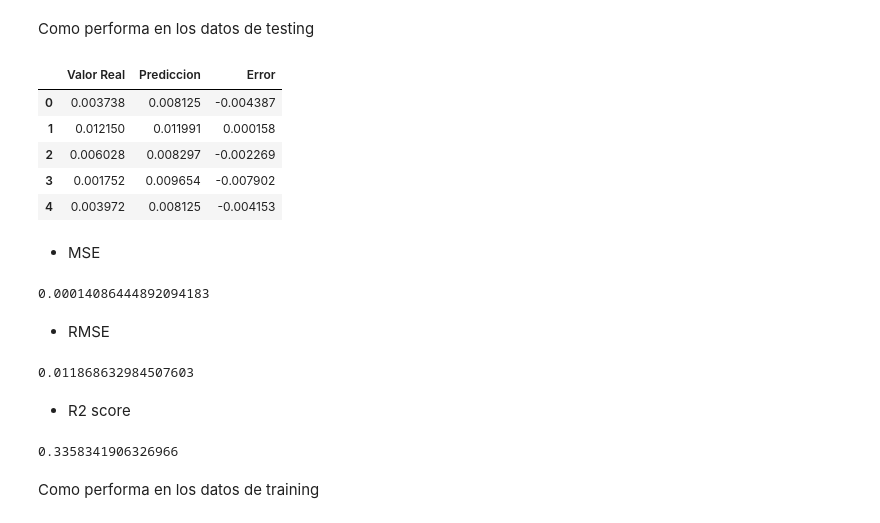
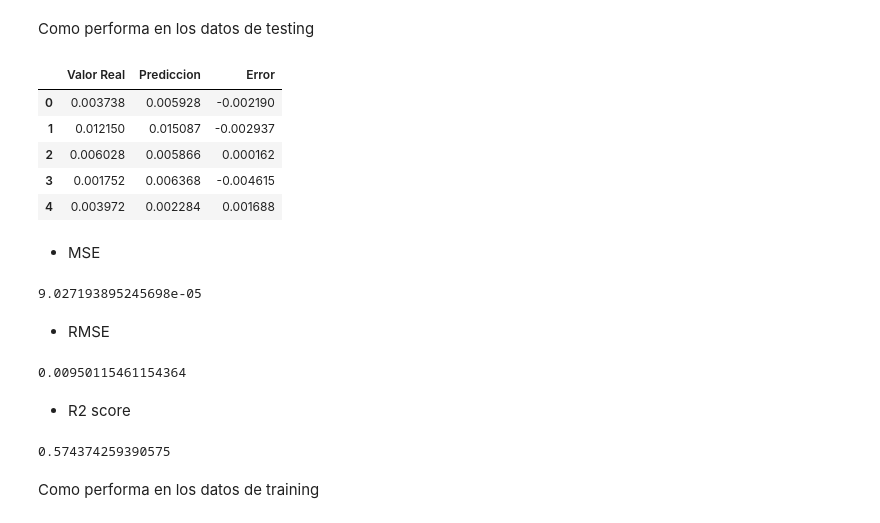
Before and after one commit to kikiymini/7506R-1C2024-GRUPO02, a Jupyter notebook: 7506R_TP1_GRUPO02_ENTREGA_N4.ipynb, the cells around one changed output. Drawn from its saved outputs; the diff is of its cells as text; code cells hidden in the pictures.

```diff
--- a/7506R_TP1_GRUPO02_ENTREGA_N4.ipynb
+++ b/7506R_TP1_GRUPO02_ENTREGA_N4.ipynb
@@ -466,28 +466,25 @@ y_test = ds_reg_test["property_price"].copy()
 # %% [markdown]
 ##### Cross-validation
 # %%
-from sklearn.ensemble import GradientBoostingRegressor
+from sklearn.tree import DecisionTreeRegressor
+from sklearn.model_selection import RandomizedSearchCV, KFold
+from sklearn.metrics import make_scorer, r2_score
+
 kfoldcv = KFold(n_splits=5)
 scorer_fn = make_scorer(r2_score)
 n = 10
 
 #Conjunto de parámetros que quiero usar
-params_grid = {'n_estimators': [50, 100], #nº de etapas de boosting
-                        'learning_rate': [0.01, 0.1], #reduce la contribucion de cada arbol por este valor
-                        'max_features': [4, 5], #nº de variables a tener en cuenta para las divisiones
-                        'min_samples_split': [5, 10]} #nº mínimo de observaciones necesarias para dividir un nodo interno (n.minobsinnode en R)
+params_grid = { "criterion" : ["squared_error", "friedman_mse", "absolute_error"],
+               "min_samples_leaf" : [5, 10],
+               "min_samples_split" : [2, 4, 10, 12, 16],
+               "splitter": ['random','best'] }
 
-# Clasificador GradientBoost
-gb_model = GradientBoostingRegressor()
-
-#Metrica que quiero optimizar MSE
-scorer_fn = make_scorer(sklearn.metrics.mean_squared_error)
+# Clasificador Arbol
+tree = DecisionTreeRegressor(random_state = n)
 
 # Random Search con 10 Folds y 10 iteraciones
-rs = RandomizedSearchCV(estimator=gb_model,
-                              param_distributions = params_grid,
-                              scoring=scorer_fn,
-                              n_iter=n, cv=n, random_state=5)
+rs = RandomizedSearchCV(tree, params_grid, scoring='neg_root_mean_squared_error', cv=n, n_iter=n, random_state=n)
 
 rs_fit = rs.fit(x_train, y_train)
 rs_fit.best_score_ # vemos el mejor score
@@ -506,54 +503,54 @@ params_elegidos
 # %% [markdown]
 ##### Creacion del mejor modelo
 # %%
-# Mejor Regresor GradientBoost
-best_gb_model = GradientBoostingRegressor(
-    n_estimators = params_elegidos['n_estimators'],
+# Mejor Regresor Arbol
+best_dtr_model = DecisionTreeRegressor(
+    splitter = params_elegidos['splitter'],
     min_samples_split = params_elegidos['min_samples_split'],
-    max_features = params_elegidos['max_features'],
-    learning_rate = params_elegidos['learning_rate'],
+    min_samples_leaf = params_elegidos['min_samples_leaf'],
+    criterion = params_elegidos['criterion'],
 
 )
 
-best_gb_model.fit(x_train, y_train)
-y_train_pred_best_gb_model = best_gb_model.predict(x_train)
-y_test_pred_best_gb_model = best_gb_model.predict(x_test)
+best_dtr_model.fit(x_train, y_train)
+y_train_pred_best_dtr_model = best_dtr_model.predict(x_train)
+y_test_pred_best_dtr_model = best_dtr_model.predict(x_test)
 # %% [markdown]
 Como performa en los datos de testing
 # %%
 # Performance
 performance = pd.DataFrame({'Valor Real': y_test,
-                            'Prediccion': y_test_pred_best_gb_model,
-                            'Error': y_test - y_test_pred_best_gb_model})
+                            'Prediccion': y_test_pred_best_dtr_model,
+                            'Error': y_test - y_test_pred_best_dtr_model})
 # View
 performance.head()
 # %% [output]
 |  | Valor Real | Prediccion | Error |
-| 0 | 0.003738 | 0.008125 | -0.004387 |
-| 1 | 0.012150 | 0.011991 | 0.000158 |
-| 2 | 0.006028 | 0.008297 | -0.002269 |
-| 3 | 0.001752 | 0.009654 | -0.007902 |
-| 4 | 0.003972 | 0.008125 | -0.004153 |
+| 0 | 0.003738 | 0.005928 | -0.002190 |
+| 1 | 0.012150 | 0.015087 | -0.002937 |
+| 2 | 0.006028 | 0.005866 | 0.000162 |
+| 3 | 0.001752 | 0.006368 | -0.004615 |
+| 4 | 0.003972 | 0.002284 | 0.001688 |
 # %% [markdown]
 * MSE
 # %%
 # Mean Squared Error
-mean_squared_error(y_test, y_test_pred_best_gb_model, squared=True)
+mean_squared_error(y_test, y_test_pred_best_dtr_model, squared=True)
 # %% [output]
-0.00014086444892094183
+9.027193895245698e-05
 # %% [markdown]
 * RMSE
 # %%
 # Root Mean Squared Error
-mean_squared_error(y_test, y_test_pred_best_gb_model, squared=False)
+mean_squared_error(y_test, y_test_pred_best_dtr_model, squared=False)
 # %% [output]
-0.011868632984507603
+0.00950115461154364
 # %% [markdown]
 * R2 score
 # %%
-r2_score(y_test, y_test_pred_best_gb_model)
+r2_score(y_test, y_test_pred_best_dtr_model)
 # %% [output]
-0.3358341906326966
+0.574374259390575
 # %% [markdown]
 Como performa en los datos de training
 # %%
```
Also changed, not shown: parts of 15 cells of this notebook.
